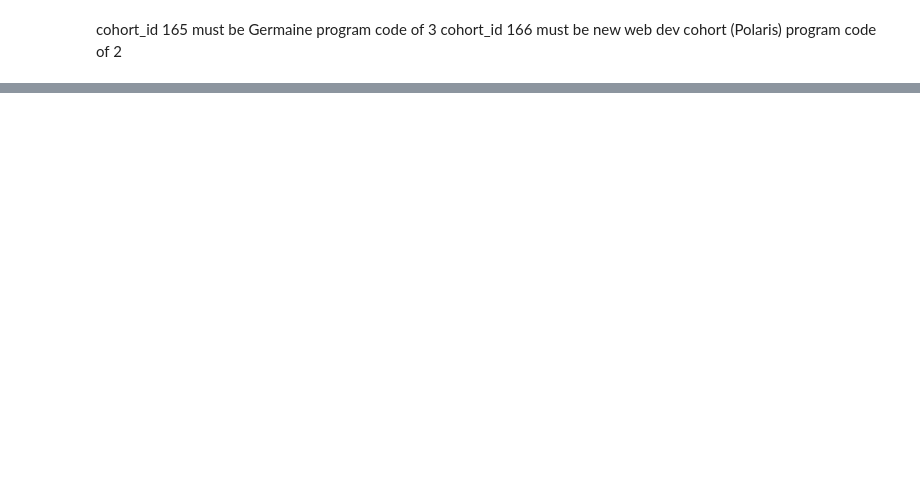
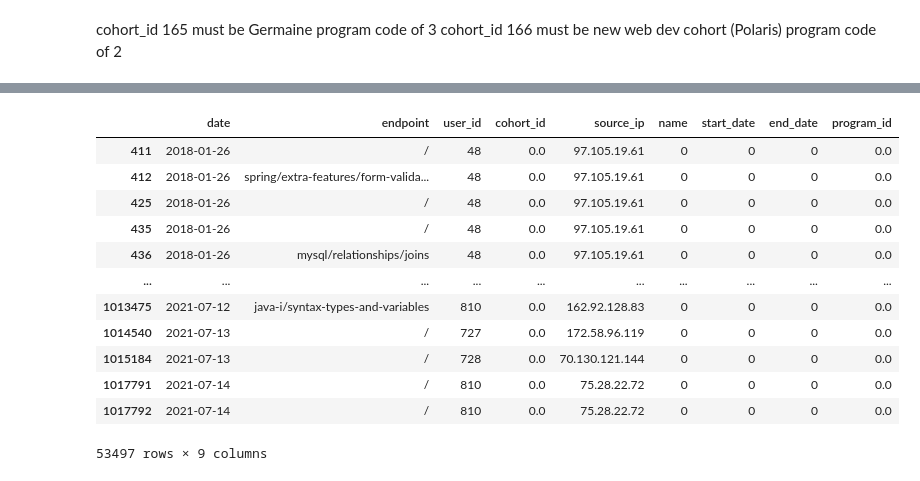
Before and after one commit to Florence-Team-8/anomaly-detection-project, a Jupyter notebook: heathers_notebook.ipynb, the cells around one changed output, grey strips where cells are left out. Cells and saved outputs as stored; diff of their text form; code cells hidden in the pictures; blank space fills up the shorter version.

```diff
--- a/heathers_notebook.ipynb
+++ b/heathers_notebook.ipynb
@@ -144,0 +175,32 @@ cohort_id 166 must be new web dev cohort (Polaris) program code of 2
+# %%
+def get_cohort_data():
+    '''
+    This function takes care of getting the cohort data from the SQL db
+    Need env file to make work
+    '''
+
+    dbase = 'curriculum_logs'
+    sqlquery = 'SELECT * FROM cohorts'
+
+    cohorts = get_any_data(dbase, sqlquery)
+
+    return cohorts
+
+
+def get_joined_curriculum_data():
+    '''
+    This function joins the log data and the cohort data
+    Returns one dataframe ready to be prepped.
+    '''
+
+    df = acquire_curriculum_logs()
+
+    df2 = get_cohort_data()
+
+    df_merge = df.merge(df2, left_on='cohort_id', right_on= 'id', how = 'left')
+
+    cols_to_drop = ['id', 'created_at', 'updated_at', 'deleted_at', 'slack']
+
+    df_merge = df_merge.drop(columns = cols_to_drop)
+
+    return df_merge
@@ -144,0 +318,2 @@ cohort_id 166 must be new web dev cohort (Polaris) program code of 2
+# %%
+df = get_joined_curriculum_data()
@@ -144,0 +339,2 @@ cohort_id 166 must be new web dev cohort (Polaris) program code of 2
+# %%
+df = df.fillna(value = 0)
@@ -144,0 +361,16 @@ cohort_id 166 must be new web dev cohort (Polaris) program code of 2
+# %%
+df[df.name == 0]
+# %% [output]
+|  | date | endpoint | user_id | cohort_id | source_ip | name | start_date | end_date | program_id |
+| 411 | 2018-01-26 | / | 48 | 0.0 | 97.105.19.61 | 0 | 0 | 0 | 0.0 |
+| 412 | 2018-01-26 | spring/extra-features/form-valida... | 48 | 0.0 | 97.105.19.61 | 0 | 0 | 0 | 0.0 |
+| 425 | 2018-01-26 | / | 48 | 0.0 | 97.105.19.61 | 0 | 0 | 0 | 0.0 |
+| 435 | 2018-01-26 | / | 48 | 0.0 | 97.105.19.61 | 0 | 0 | 0 | 0.0 |
+| 436 | 2018-01-26 | mysql/relationships/joins | 48 | 0.0 | 97.105.19.61 | 0 | 0 | 0 | 0.0 |
+| ... | ... | ... | ... | ... | ... | ... | ... | ... | ... |
+| 1013475 | 2021-07-12 | java-i/syntax-types-and-variables | 810 | 0.0 | 162.92.128.83 | 0 | 0 | 0 | 0.0 |
+| 1014540 | 2021-07-13 | / | 727 | 0.0 | 172.58.96.119 | 0 | 0 | 0 | 0.0 |
+| 1015184 | 2021-07-13 | / | 728 | 0.0 | 70.130.121.144 | 0 | 0 | 0 | 0.0 |
+| 1017791 | 2021-07-14 | / | 810 | 0.0 | 75.28.22.72 | 0 | 0 | 0 | 0.0 |
+| 1017792 | 2021-07-14 | / | 810 | 0.0 | 75.28.22.72 | 0 | 0 | 0 | 0.0 |
+53497 rows × 9 columns
```
Also changed, not shown: parts of 27 cells of this notebook.
